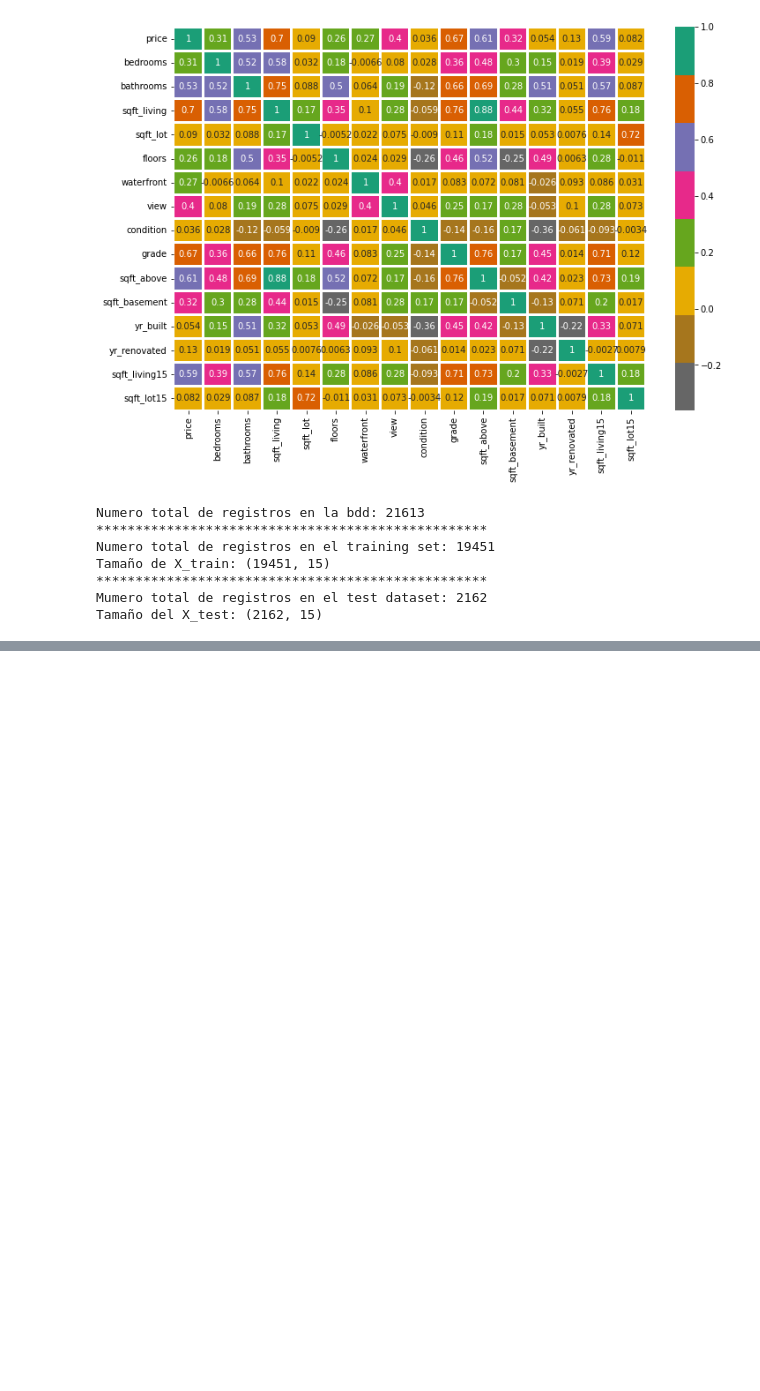
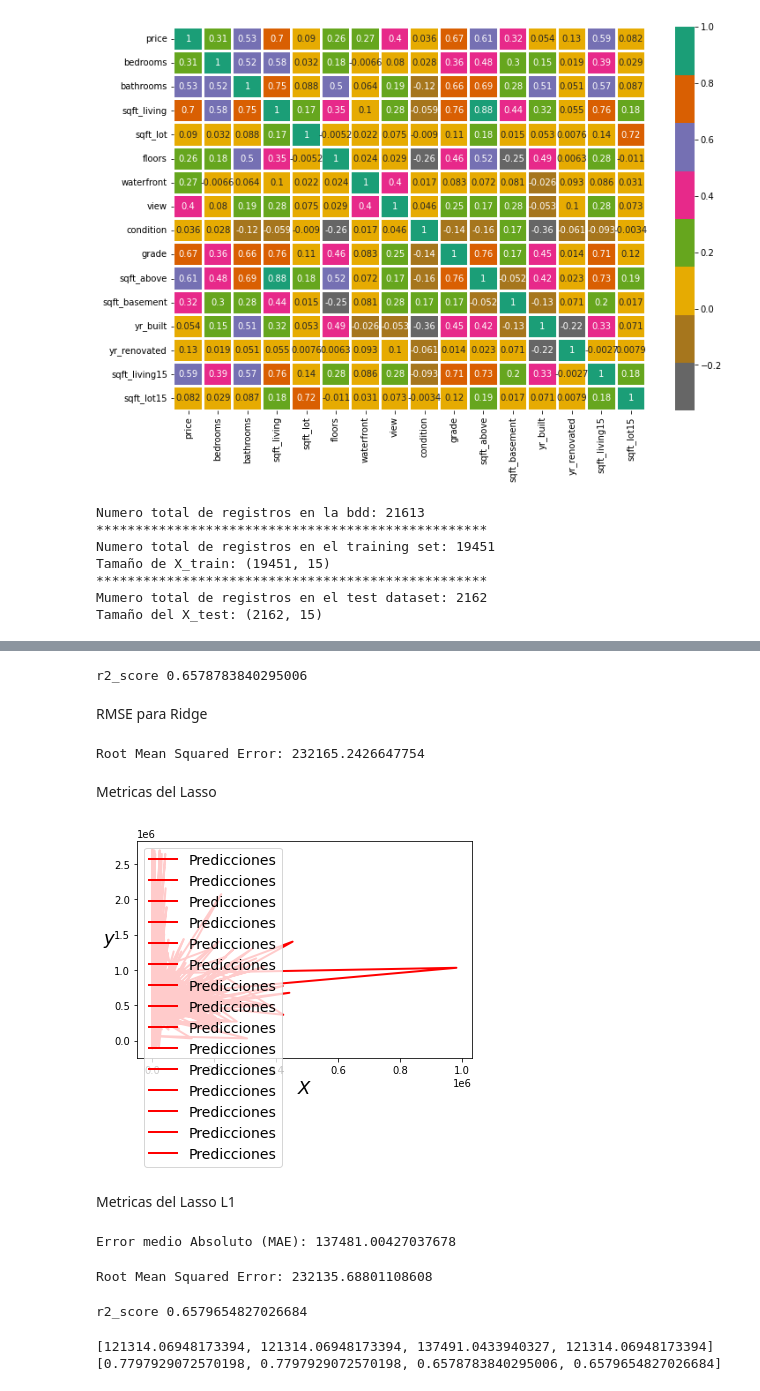
Before and after one commit to PosgradoMNA/actividades-de-aprendizaje-VazquezTadeoAndrea, a Jupyter notebook: Actividad7_TecMty_Regresion_lineal_polinomial.ipynb, the cells around one changed output, grey strips where cells are left out. Saved outputs shown, nothing was run; the diff lists cells and outputs as text; code cells hidden in the pictures; blank space fills up the shorter version.

```diff
--- a/Actividad7_TecMty_Regresion_lineal_polinomial.ipynb
+++ b/Actividad7_TecMty_Regresion_lineal_polinomial.ipynb
@@ -496,0 +650,62 @@ newRL.coef_, newRL.intercept_
+# %%
+r2_Ridge= r2_score(y_test, y_Ridge)
+list_r2.append(r2_Ridge)
+
+r2_Score = r2_score(y_test, y_Ridge)
+
+print('r2_score', r2_Score)
+# %% [output]
+r2_score 0.6578783840295006
+# %% [markdown]
+RMSE para Ridge
+# %%
+print('Root Mean Squared Error:', np.sqrt(metrics.mean_squared_error(y_test, y_Ridge)))
+# %% [output]
+Root Mean Squared Error: 232165.2426647754
+# %% [markdown]
+Metricas del Lasso
+# %%
+from sklearn.linear_model import Lasso
+
+lasso_v = Lasso(alpha=2.0,fit_intercept=True)
+lasso_v.fit(X_train, y_train)
+
+X_lasso = X_test
+y_lasso = lasso_v.predict(X_lasso)
+
+# plt.scatter(X_train, y_train.values.ravel())
+plt.plot(X_lasso, y_lasso, "r-", linewidth=2, label="Predicciones")
+plt.xlabel("$X$", fontsize=18)
+plt.ylabel("$y$", rotation=0, fontsize=18)
+plt.legend(loc="upper left", fontsize=14);
+# %% [output]
+[figure, added]
+# %% [markdown]
+Metricas del Lasso L1
+# %%
+mae_lasso = metrics.mean_absolute_error(y_test,y_RL_poli)
+list_MAE.append(mae_lasso)
+
+metricsMAE_lasso = metrics.mean_absolute_error(y_test, y_lasso)
+
+print('Error medio Absoluto (MAE):', metricsMAE_lasso)
+# %% [output]
+Error medio Absoluto (MAE): 137481.00427037678
+# %%
+print('Root Mean Squared Error:', np.sqrt(metrics.mean_squared_error(y_test, y_lasso)))
+# %% [output]
+Root Mean Squared Error: 232135.68801108608
+# %%
+r2_lasso= r2_score(y_test, y_lasso)
+list_r2.append(r2_lasso)
+
+r2_ScoreLasso = r2_score(y_test, y_lasso)
+print('r2_score', r2_ScoreLasso)
+# %% [output]
+r2_score 0.6579654827026684
+# %%
+print(list_MAE)
+print(list_r2)
+# %% [output]
+[121314.06948173394, 121314.06948173394, 137491.0433940327, 121314.06948173394]
+[0.7797929072570198, 0.7797929072570198, 0.6578783840295006, 0.6579654827026684]
```
Also changed, not shown: parts of 28 cells of this notebook.
